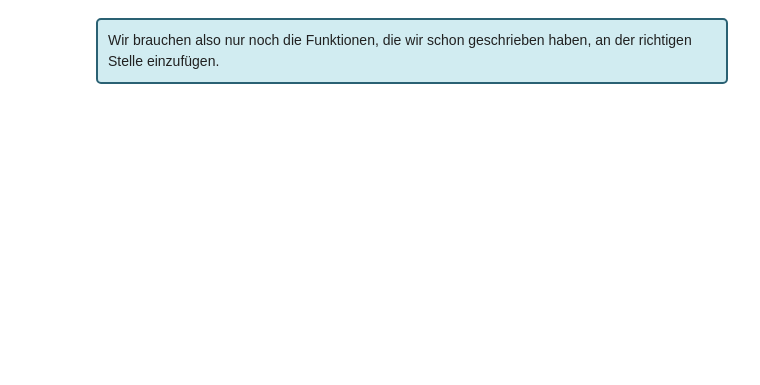
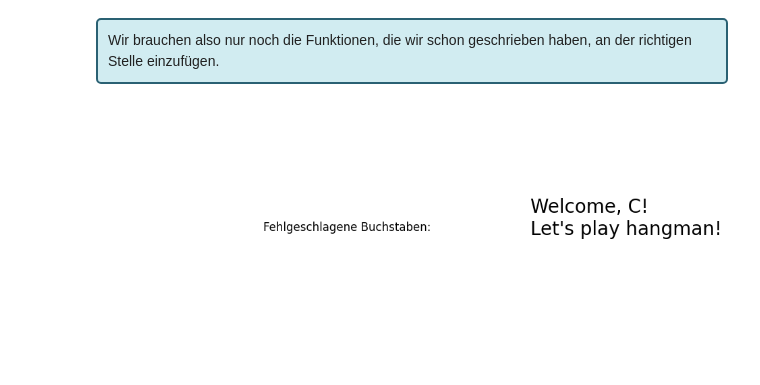
Before and after one commit to Perimora/Starcode, a Jupyter notebook: main.ipynb, the cells around one changed output. Saved outputs shown, nothing was run; the diff lists cells and outputs as text; code cells hidden in the pictures; blank space fills up the shorter version.

```diff
--- a/main.ipynb
+++ b/main.ipynb
@@ -427,6 +439,7 @@ Die Funktion soll den eingebenen Buchstaben als <b>Großbuchstaben </b> zurückg
 def erhalte_großbuchstaben():
     eingabebuchstabe = input("Gib einen einzelnen Buchstaben ein: ")
     # gib den eingegebenen Buchstaben als Großbuchstaben zurück
+    return eingabebuchstabe.upper()
 # %% [markdown]
 <div style="background-color: #F5E1A4; padding: 10px; border-radius: 5px; overflow: hidden; border: 2px solid #8B6F47;">
     Hier kannst du wie immer deine Funktion ausprobieren.
@@ -591,11 +605,11 @@ def ist_das_spiel_noch_am_laufen(erratenes_teilwort, erlaubte_fehlversuche):
     # mit dem Befehl 'not' können wir eine Bedingung verneinen.
     if (not ("_" in erratenes_teilwort)): #die Unterstriche sind Platzhalter für noch nicht erratene Buchstaben
         # füge hier einen print-Befehl ein, der eine diesem Fall entsprechende Ausgabe ausgibt
-        return #True oder False?
+        return False #True oder False?
 
-    elif # prüfe hier ob noch Versuche übrig sind. Die Variable erlaubteFehlversuche ist eine normale Zahl
+    elif erlaubte_fehlversuche > 0: # prüfe hier ob noch Versuche übrig sind. Die Variable erlaubteFehlversuche ist eine normale Zahl
         # füge hier einen print-Befehl ein, der eine diesem Fall entsprechende Ausgabe ausgibt
-        return #True oder False?
+        return True#True oder False?
 
     else:
-        return #True oder False?
+        return False #True oder False?
@@ -797,7 +816,8 @@ def buchstaben_aufdecken(eingabebuchstabe, geheimwort, erratenes_teilwort):
     for i in range(len(geheimwort)):
     #TODO: wenn der eingegebene Buchstabe der gleiche Buchstabe ist wie der, der in dem Geheimwort an der Stelle i steht,
     # dann soll in erratenes_teilwort an der Stelle i auch der eingegebene Buchstabe geschrieben werde
-        pass #lösche das pass, das steht hier nur, weil es einen Fehler gib, wenn nach for nichts steht
+        if geheimwort[i] == eingabebuchstabe:
+            erratenes_teilwort[i] = eingabebuchstabe
 # %% [markdown]
 <div style="background-color: #F5E1A4; padding: 10px; border-radius: 5px; overflow: hidden; border: 2px solid #8B6F47;">
     Teste hier ruhig einmal, ob alles funktioniert:
@@ -848,11 +870,12 @@ Die Funktion soll dann den eingebenen Buchstaben als <b>Großbuchstaben </b> zur
 # %%
 def erhalte_großbuchstaben():
     eingabebuchstabe = input("Gib einen einzelnen Buchstaben ein: ")
-    while not ( and ):
+    while not (len(eingabebuchstabe) == 1 and eingabebuchstabe.isalpha()):
     # TODO: solange wie die Länge der Eingabe nicht 1 ist  und das eingegebene nicht aus dem Alphabet kommt
-    #       gib: "Das war kein einzelner Buchstabe: " aus.
+    #       gib: "Das war kein einzelner Buchstabe." aus.
     #       Frag anschließend noch mal nach einer neuen Eingabe eines Buchstaben.
-
+        print("Das war kein einzelner Buchstabe.")
+        eingabebuchstabe = input("Gib einen einzelnen Buchstaben ein: ")
 
     return eingabebuchstabe.upper() # gib den eingegebenen Buchstaben als Großbuchstaben zurück
 # %% [markdown]
@@ -896,42 +922,46 @@ def wähle_ein_zufälliges_wort(wörterliste):
 # %%
 import random
 from time import sleep
 
 from lib.hangman_gui import HangmanGui
 
 # Hier laden wir die Wörterliste
 with open("msc/words.txt", "r") as f:
     wörter_liste = [line.strip() for line in f.readlines()]
 
 # Eigentliches Spiel
 def starte_hangmanspiel(wörterliste):
     # TODO: hier könnte eine Begrüßung hin
 
-    geheimwort = _ # TODO: hier sollte ein Wort per Zufall aus der Liste 'wörter_liste' ausgewählt werden
+    geheimwort = random.choice(wörterliste) # TODO: hier sollte ein Wort per Zufall aus der Liste 'wörter_liste' ausgewählt werden
     fehlgeschlagene_buchstaben = [] #hier sammeln wir die Buchstaben, die falsch sind und schon mal geraten wurden
     erratenes_teilwort = _ # TODO: hier wollen wir am Anfang eine Liste haben mit "_" für jeden Buchstaben im Geheimwort
     erlaubte_fehlversuche = 10
     sleep(0.5)
     #sorgt für die graphische Ausgabe
-    gui = HangmanGui(geheimwort, erratenes_teilwort, fehlgeschlagene_buchstaben, erlaubte_fehlversuche)
+    gui = HangmanGui(geheimwort, erratenes_teilwort, erlaubte_fehlversuche)
 
-    while(_): #TODO: wenn das Spiel noch nicht beendet ist
-        eingabebuchstabe = _ # TODO: input von Spielerin, überprüft (nur ein Großuchstabe)
+    while (ist_das_spiel_noch_am_laufen(erratenes_teilwort, erlaubte_fehlversuche)):
+        input("H")
+        eingabebuchstabe = erhalte_großbuchstaben()
 
-        if _: # TODO:füge passende Bedingung ein
-            nachricht = "Der Buchstabe ist bereits erraten. Versuche einen anderen Buchstaben."
+        if (eingabebuchstabe in erratenes_teilwort):
+            nachricht ="Der Buchstabe ist bereits erraten.\nVersuche einen anderen Buchstaben."
 
-        if _:# TODO: füge passende Bedingung ein
+        if (eingabebuchstabe in geheimwort):
             nachricht = "Glückwunsch, der Buchstabe ist im Wort enthalten"
-            #TODO: der erratene Buchstabe sollte nun im erratenen Teilwort sichtbar werden
+            buchstaben_aufdecken(eingabebuchstabe, geheimwort, erratenesTeilwort)
 
-        if _:# TODO: füge passende Bedingung ein
-            nachricht = "Der Buchstabe ist bereits fehlgeschlagen. Versuche einen anderen Buchstaben."
+        if (eingabebuchstabe in fehlgeschlagene_buchstaben):
+            nachricht="Der Buchstabe ist bereits fehlgeschlagenen.\nVersuche einen anderen Buchstaben!"
 
-        if _:# TODO: füge passende Bedingung ein
-            nachricht = "Leider ist der Buchstabe nicht im Wort enthalten. Du hast nun einen Fehlversuch weniger."
-            erlaubte_fehlversuche = _# TODO: wir müssen hier ein Leben abziehen...
-            fehlgeschlagene_buchstaben.append(eingabebuchstabe)
+        if (not (eingabebuchstabe in geheimwort)):
+            erlaubteFehlversuche = verringere_um_eins(erlaubteFehlversuche)
+            erweitere_fehlgeschlagene_BuchstabenListe(eingabebuchstabe, fehlgeschlageneBuchstaben)
+            nachricht="Leider ist der Buchstabe nicht im Wort enthalten.\nDu hast nun ein Leben weniger!"
 
-        #das ist wieder für die graphische Ausgabe
-        gui.cycle(erratenes_teilwort, erlaubte_fehlversuche, fehlgeschlagene_buchstaben, message=nachricht)
+        gui.cycle(erratenesTeilwort, erlaubteFehlversuche, fehlgeschlageneBuchstaben, message=nachricht)
+
+starte_hangmanspiel(wörter_liste)
+# %% [output]
+[figure, added]
```
Also changed, not shown: parts of 12 cells of this notebook.
